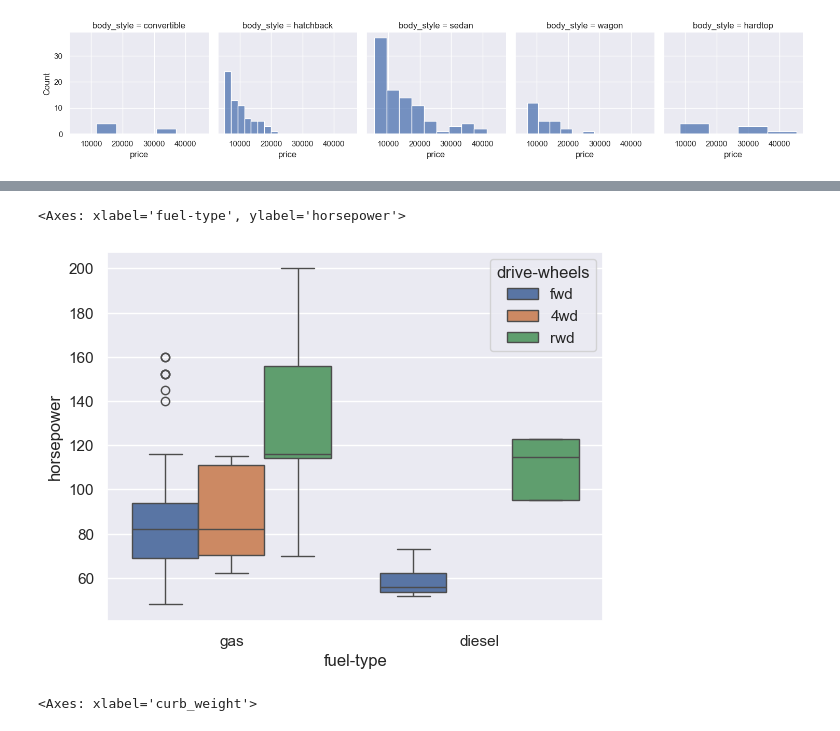
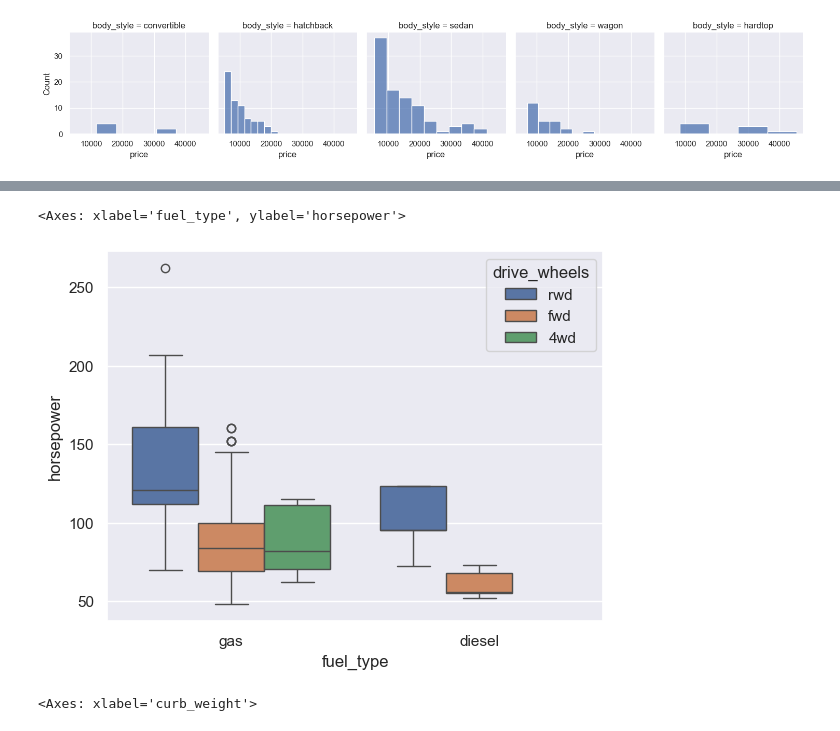
Before and after one commit to anuragsingh2207/dsba-jupyter-notebook, a Jupyter notebook: NumPy_Pandas_Matplotlib_Seaborn/automobile_inclass.ipynb, the cells around one changed output, grey strips where cells are left out. Drawn from its saved outputs; the diff is of its cells as text; code cells hidden in the pictures.

```diff
--- a/NumPy_Pandas_Matplotlib_Seaborn/automobile_inclass.ipynb
+++ b/NumPy_Pandas_Matplotlib_Seaborn/automobile_inclass.ipynb
@@ -179,6 +160,6 @@ sns.swarmplot(x=auto['fuel_type'], y=auto['horsepower'] )
 # %%
-sns.boxplot(x=auto['fuel_type'], y=auto['horsepower'], hue = auto['drive-wheels'] )
+sns.boxplot(x=auto['fuel_type'], y=auto['horsepower'], hue = auto['drive_wheels'] )
 # %% [output]
-<Axes: xlabel='fuel-type', ylabel='horsepower'>
+<Axes: xlabel='fuel_type', ylabel='horsepower'>
-[figure, old version]
+[figure, new version]
 # %%
```
Also changed, not shown: parts of 19 cells of this notebook.
